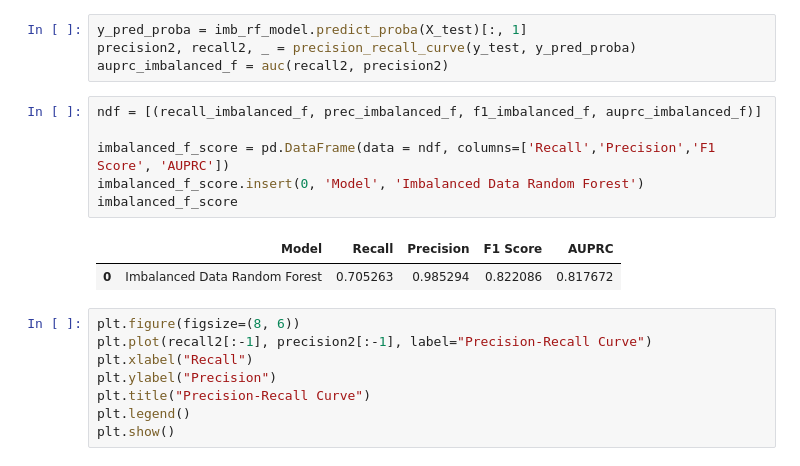
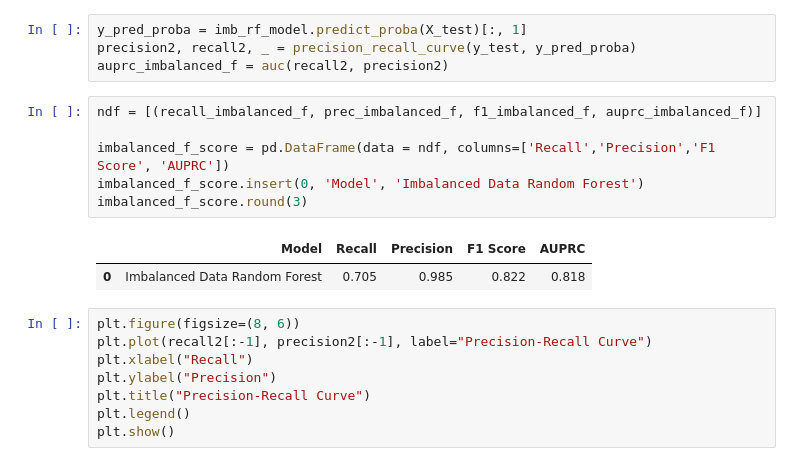
Before and after one commit to skytecat/FraudDetection, a Jupyter notebook: FraudDetection.ipynb, the cells around one changed output. Drawn from its saved outputs; the diff is of its cells as text.

```diff
--- a/FraudDetection.ipynb
+++ b/FraudDetection.ipynb
@@ -499,12 +499,12 @@ auprc_imbalanced_f = auc(recall2, precision2)
 # %%
 ndf = [(recall_imbalanced_f, prec_imbalanced_f, f1_imbalanced_f, auprc_imbalanced_f)]
 
 imbalanced_f_score = pd.DataFrame(data = ndf, columns=['Recall','Precision','F1 Score', 'AUPRC'])
 imbalanced_f_score.insert(0, 'Model', 'Imbalanced Data Random Forest')
-imbalanced_f_score
+imbalanced_f_score.round(3)
 # %% [output]
 |  | Model | Recall | Precision | F1 Score | AUPRC |
-| 0 | Imbalanced Data Random Forest | 0.705263 | 0.985294 | 0.822086 | 0.817672 |
+| 0 | Imbalanced Data Random Forest | 0.705 | 0.985 | 0.822 | 0.818 |
 # %%
 plt.figure(figsize=(8, 6))
 plt.plot(recall2[:-1], precision2[:-1], label="Precision-Recall Curve")
```
Also changed, not shown: parts of 14 cells of this notebook.
